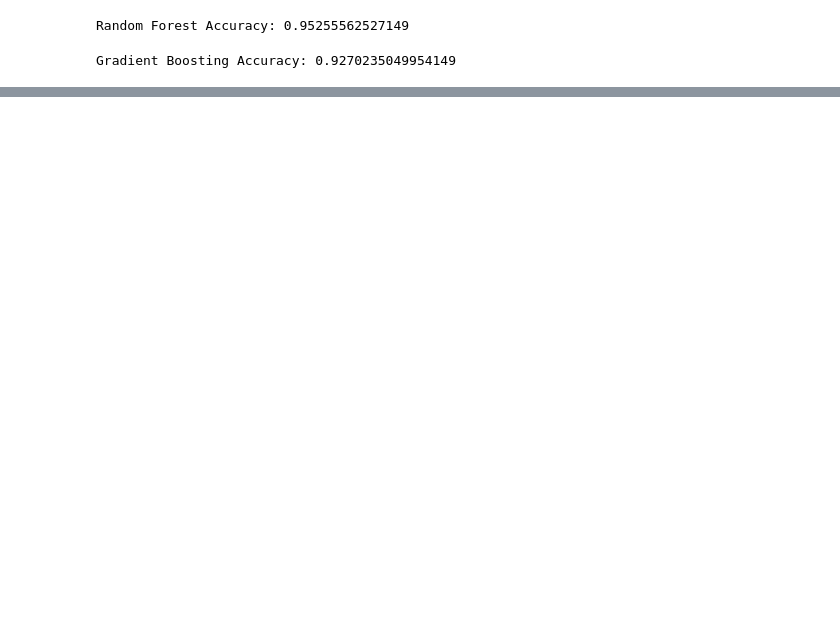
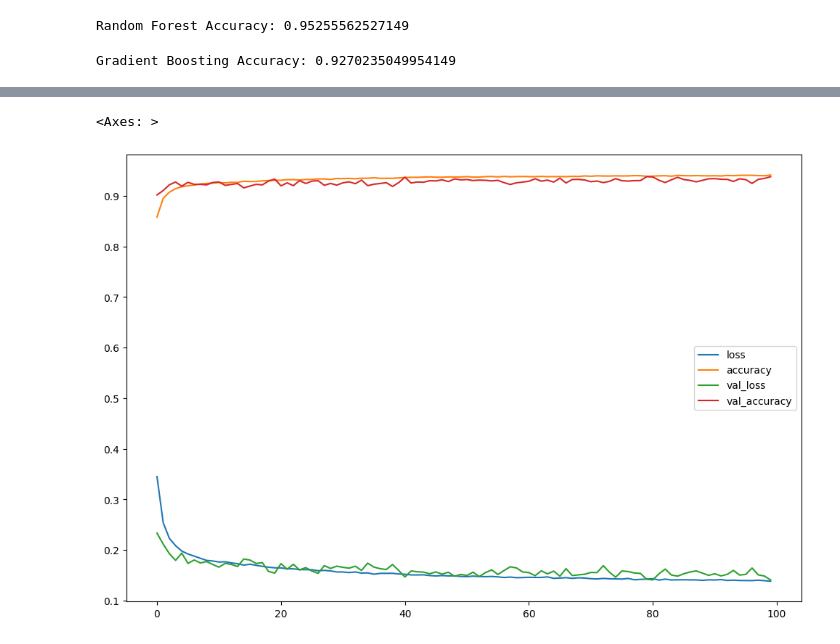
Before and after one commit to Hoang-Qui/Project-Final-Machine-Learning, a Jupyter notebook: Task2/fn_Task2.ipynb, the cells around one changed output, grey strips where cells are left out. Saved outputs shown, nothing was run; the diff lists cells and outputs as text; code cells hidden in the pictures; blank space fills up the shorter version.

```diff
--- a/Task2/fn_Task2.ipynb
+++ b/Task2/fn_Task2.ipynb
@@ -277,0 +371,7 @@ Recurrent Neural Network Accuracy: 0.9432887434959412
+# %%
+loss_df = pd.DataFrame(rnn_history.history)
+# print(loss_df)
+loss_df.plot(figsize=(12, 8))
+# %% [output]
+<Axes: >
+[figure, added]
```
Also changed, not shown: parts of 30 cells of this notebook.
